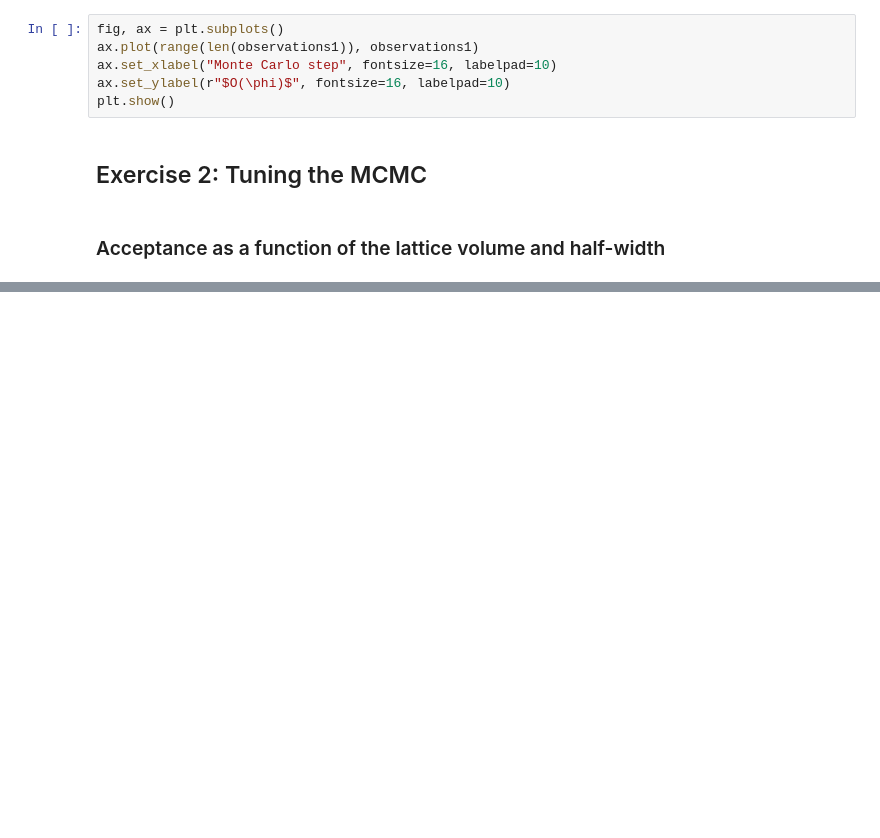
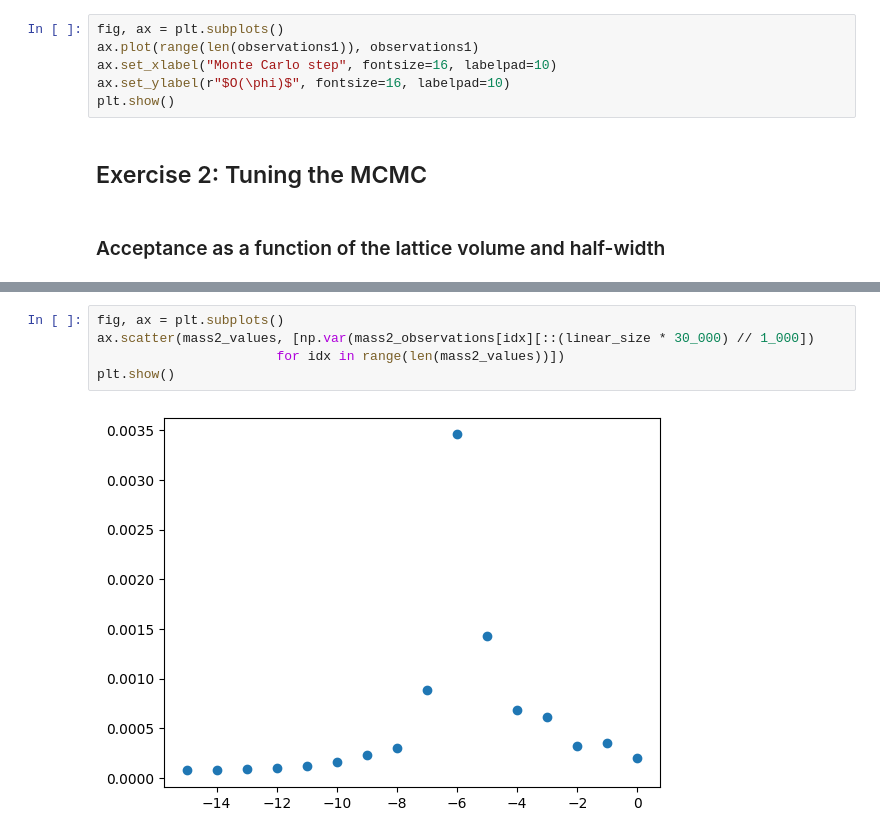
Before and after one commit to victorgran/phi4-lattice, a Jupyter notebook: phi4/metropolis.ipynb, the cells around one changed output, grey strips where cells are left out. Cells and saved outputs as stored; diff of their text form; blank space fills up the shorter version.

```diff
--- a/phi4/metropolis.ipynb
+++ b/phi4/metropolis.ipynb
@@ -148,0 +214,7 @@ plt.show()
+# %%
+fig, ax = plt.subplots()
+ax.scatter(mass2_values, [np.var(mass2_observations[idx][::(linear_size * 30_000) // 1_000])
+                       for idx in range(len(mass2_values))])
+plt.show()
+# %% [output]
+[figure, added]
```
Also changed, not shown: parts of 15 cells of this notebook, 1 other file.
